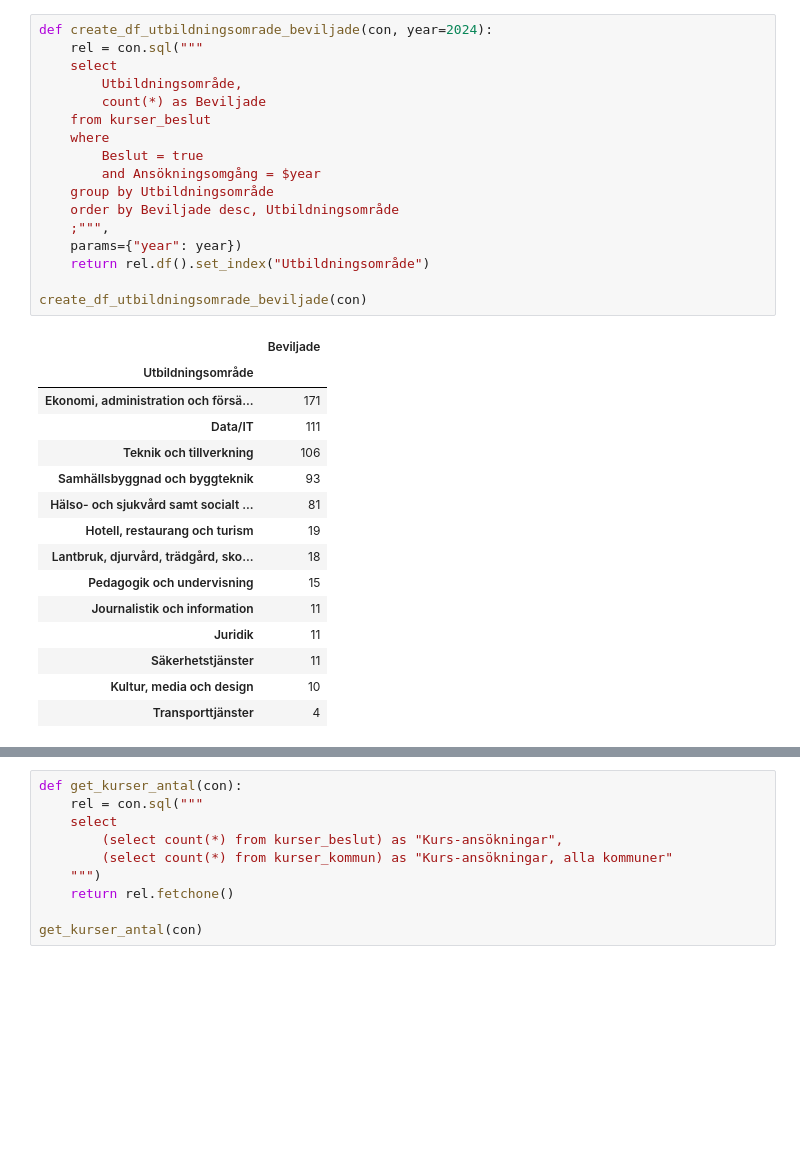
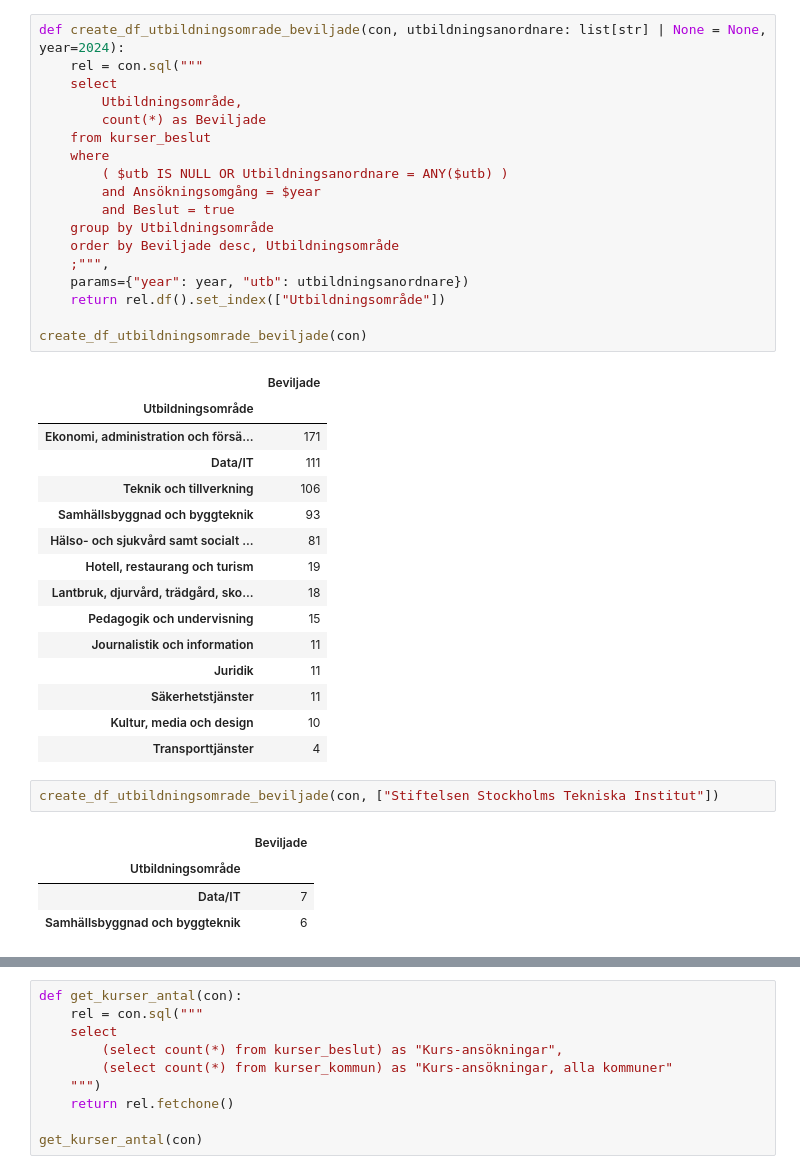
Before and after one commit to REAndreas/The_skool_grupp_3, a Jupyter notebook: eda/eda_hugo/EDA_kurser.ipynb, the cells around one changed output, grey strips where cells are left out. Drawn from its saved outputs; the diff is of its cells as text; blank space fills up the shorter version.

Commit message:
add: create_df_utbildningsomrade_beslut()

```diff
--- a/eda/eda_hugo/EDA_kurser.ipynb
+++ b/eda/eda_hugo/EDA_kurser.ipynb
@@ -57,20 +58,21 @@ get_utbildningsanordnare(con)
  'Åsbro Kursgård AB',
  'Östsvenska Yrkeshögskolan AB']
 # %%
-def create_df_utbildningsomrade_beviljade(con, year=2024):
+def create_df_utbildningsomrade_beviljade(con, utbildningsanordnare: list[str] | None = None, year=2024):
     rel = con.sql("""
     select
         Utbildningsområde,
         count(*) as Beviljade
     from kurser_beslut
     where
-        Beslut = true
+        ( $utb IS NULL OR Utbildningsanordnare = ANY($utb) )
         and Ansökningsomgång = $year
+        and Beslut = true
     group by Utbildningsområde
     order by Beviljade desc, Utbildningsområde
     ;""",
-    params={"year": year})
-    return rel.df().set_index("Utbildningsområde")
+    params={"year": year, "utb": utbildningsanordnare})
+    return rel.df().set_index(["Utbildningsområde"])
 
 create_df_utbildningsomrade_beviljade(con)
 # %% [output]
@@ -89,4 +91,11 @@ create_df_utbildningsomrade_beviljade(con)
 | Säkerhetstjänster | 11 |
 | Kultur, media och design | 10 |
 | Transporttjänster | 4 |
+# %%
+create_df_utbildningsomrade_beviljade(con, ["Stiftelsen Stockholms Tekniska Institut"])
+# %% [output]
+|  | Beviljade |
+| Utbildningsområde |  |
+| Data/IT | 7 |
+| Samhällsbyggnad och byggteknik | 6 |
 # %%
```
Also changed, not shown: parts of 4 cells of this notebook.
